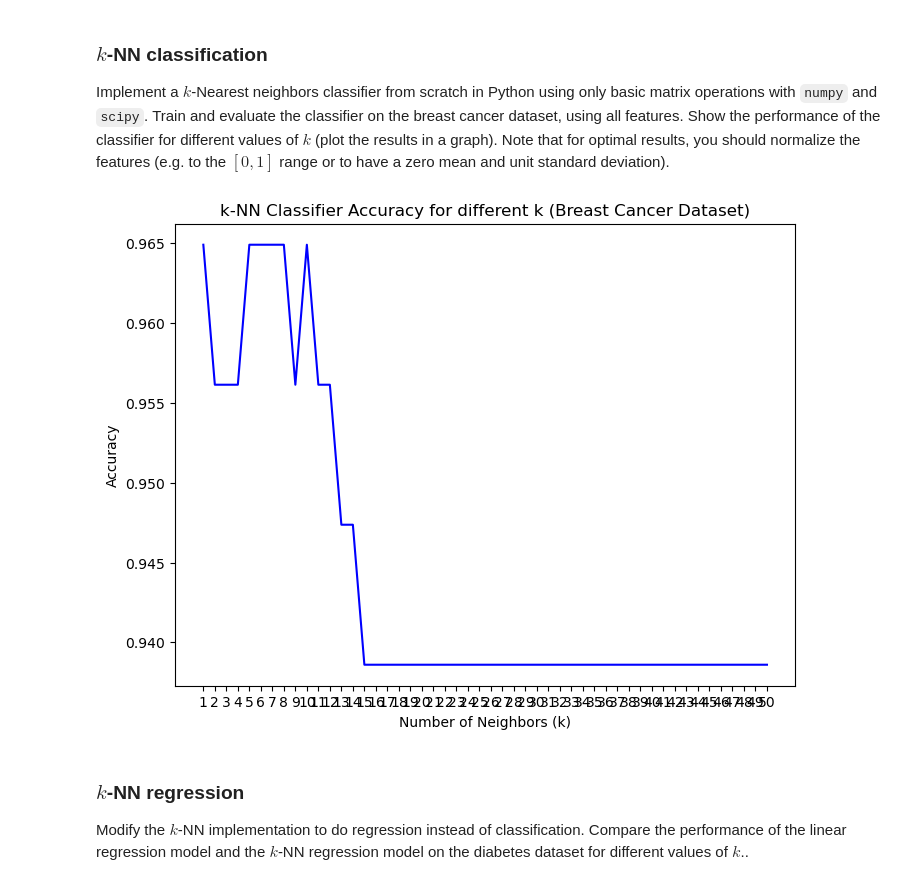
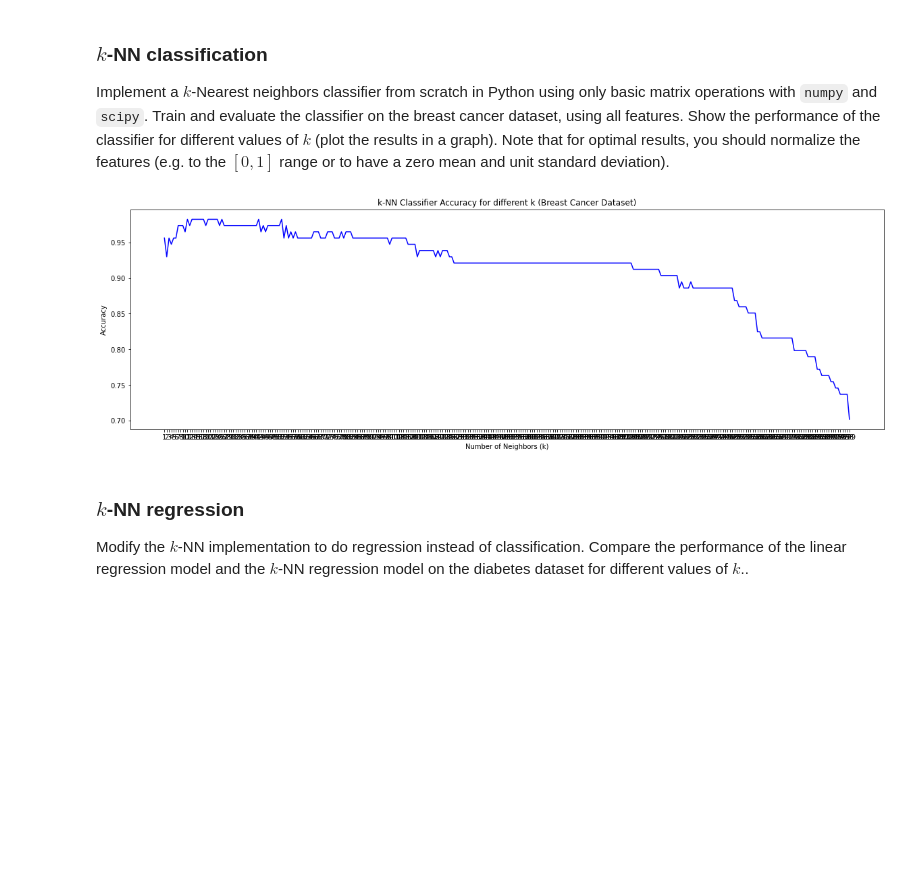
Before and after one commit to bram-boerenkamp/8dm50-machine-learning-master, a Jupyter notebook: practicals/week_1.ipynb, the cells around one changed output. Saved outputs shown, nothing was run; the diff lists cells and outputs as text; code cells hidden in the pictures; blank space fills up the shorter version.

```diff
--- a/practicals/week_1.ipynb
+++ b/practicals/week_1.ipynb
@@ -151,7 +151,7 @@ Assume that in the dataset that you use to train a linear regression model, ther
 Implement a $k$-Nearest neighbors classifier from scratch in Python using only basic matrix operations with `numpy` and `scipy`. Train and evaluate the classifier on the breast cancer dataset, using all features. Show the performance of the classifier for different values of $k$ (plot the results in a graph). Note that for optimal results, you should normalize the features (e.g. to the $[0, 1]$ range or to have a zero mean and unit standard deviation).
 # %%
 import scipy
-import numpy
+import numpy as np
 from sklearn.datasets import  load_breast_cancer
 import matplotlib.pyplot as plt
 from matplotlib.colors import ListedColormap
@@ -167,15 +167,15 @@ X_norm = (X - X_min) / (X_max - X_min)
 
 
 #shuffle the data
-def train_test_split(X,Y,test_size=0): # X is data , Y is target , test_size is percentage split
+def train_test_split(X,y,test_size=0): # X is data , Y is target , test_size is percentage split
     indices = np.arange(X.shape[0]) # create list of indices
     np.random.shuffle(indices) # random shuffle to create randomized data selection for split
     split_idx = int(X.shape[0] * (1 - test_size))
     X_train, X_test = X[indices[:split_idx]], X[indices[split_idx:]]
     y_train, y_test = y[indices[:split_idx]], y[indices[split_idx:]]
     return X_train, X_test, y_train, y_test
+
 #KNN class to train the network
-
 class KNN_classification:
     def __init__(self, k=0):
         self.k = k
@@ -188,37 +188,37 @@ class KNN_classification:
         predictions = [] # store predictions
         for test_point in X_test:
             distances = np.linalg.norm(self.X_train - test_point, axis=1) #calculate the distance for all the test point to the train point (euclidean)
             nearest_indices = np.argsort(distances)[:self.k] # find the k points close to the test point
             nearest_labels = self.y_train[nearest_indices] # get the label
             prediction = np.argmax(np.bincount(nearest_labels)) # count occurence label among the nearest neighbour (highest value becomes the label of this zone)
             predictions.append(prediction)
         return np.array(predictions)
 
     def accuracy(self, y_true, y_pred):
-        accurate_predicted=np.sum(y_true == y_pred) / len(y_true) # determine number of accurate predicionts
+        accurate_predicted=np.sum(y_true == y_pred) / len(y_true) # determine number of accurate predictions
         return accurate_predicted
 
 X_train, X_test, y_train, y_test = train_test_split(X_norm, y, test_size=0.2) # Create the test and train data, modify the test_size value to create different split
-k_values = list(range(1, 51)) #iterate over different k values, modify this value to determine the number of neighbours
+k_values = list(range(1, 300)) #iterate over different k values, modify this value to determine the number of neighbours
 accuracies = [] #store the accuracies
 
 for k in k_values:
     knn = KNN_classification(k=k) #initialize the k value
     knn.fit(X_train, y_train) #fit the train data
     y_pred = knn.predict(X_test)
     accuracy = knn.accuracy(y_test, y_pred)
     accuracies.append(accuracy)
 
-plt.figure(figsize=(8, 6))
+plt.figure(figsize=(20, 6))
 plt.plot(k_values, accuracies, color='b')
 plt.title('k-NN Classifier Accuracy for different k (Breast Cancer Dataset)')
 plt.xlabel('Number of Neighbors (k)')
 plt.ylabel('Accuracy')
 plt.xticks(k_values)
 plt.grid(False)
 plt.show()
 # %% [output]
-[figure, old version]
+[figure, new version]
 # %% [markdown]
 ### $k$-NN regression
 
```
Also changed, not shown: parts of 1 cell of this notebook.
